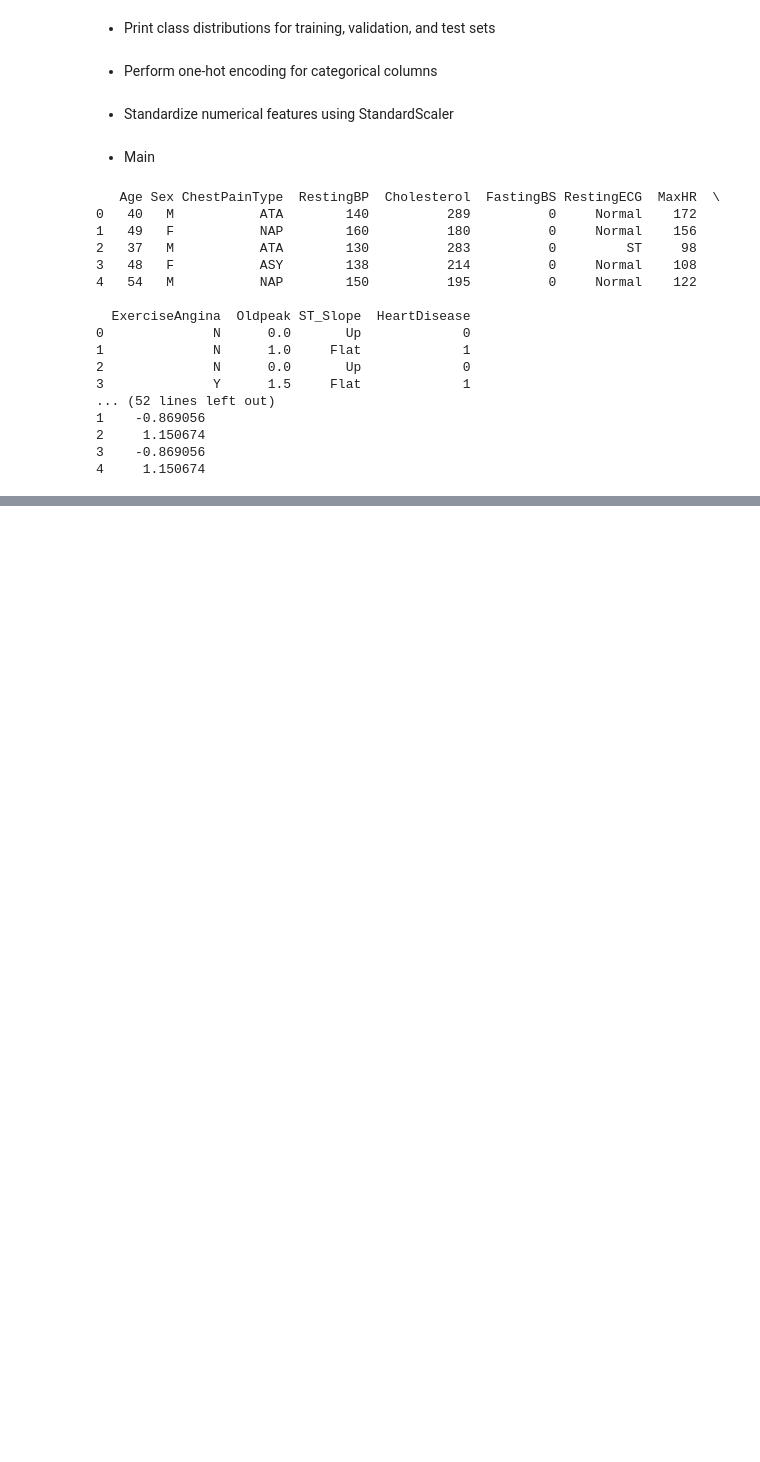
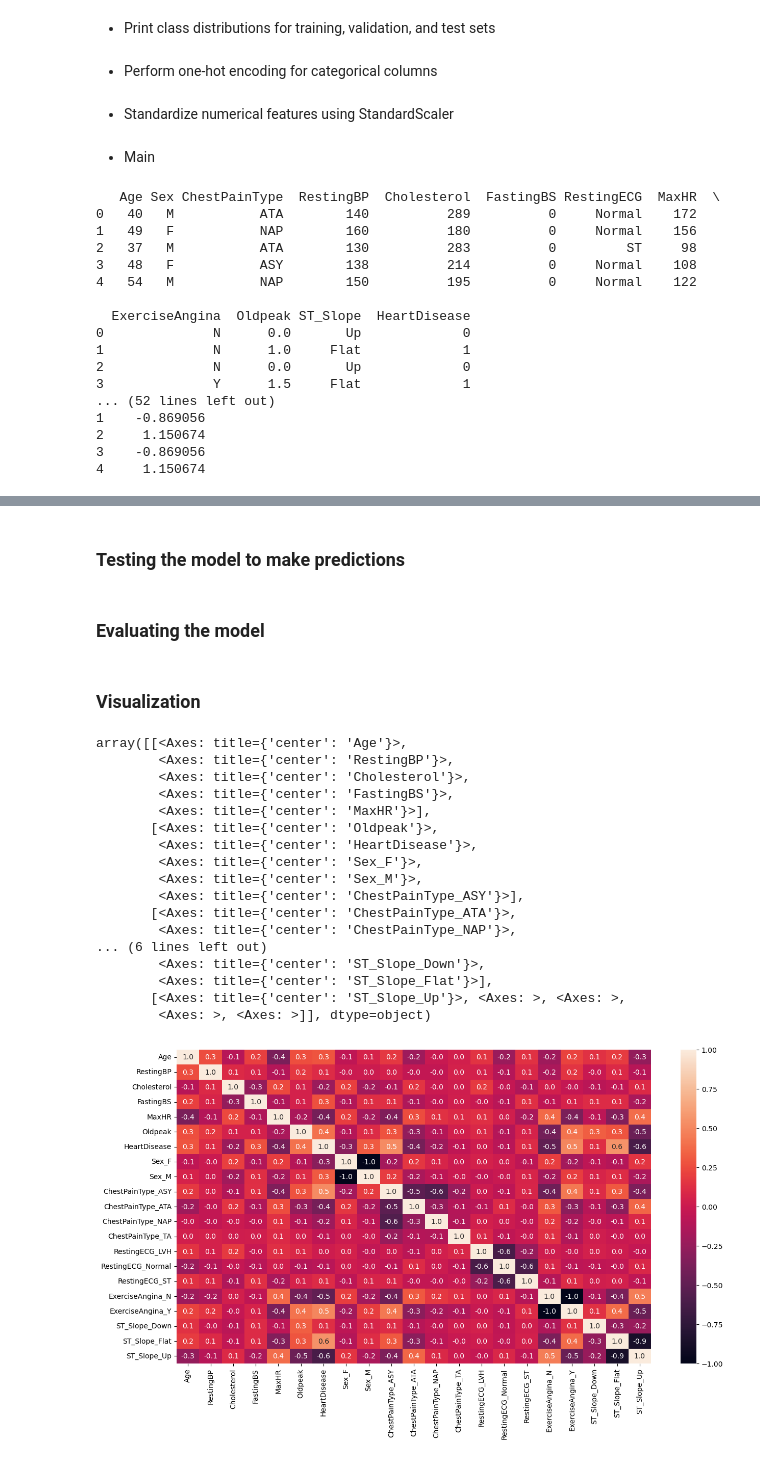
Before and after one commit to HagerMelook/Heart-Failure-Classification, a Jupyter notebook: DataPrepStep.ipynb, the cells around one changed output, grey strips where cells are left out. Saved outputs shown, nothing was run; the diff lists cells and outputs as text; code cells hidden in the pictures; blank space fills up the shorter version.

```diff
--- a/DataPrepStep.ipynb
+++ b/DataPrepStep.ipynb
@@ -95,0 +271,29 @@ if __name__ == "__main__":
+# %% [markdown]
+### **Testing the model to make predictions**
+# %% [markdown]
+### **Evaluating the model**
+# %% [markdown]
+### **Visualization**
+# %%
+plt.figure(figsize=(15,8))
+sns.heatmap(df_encoded.corr(), annot=True, fmt='.1f')
+df_encoded.hist(figsize=(20,20))
+# %% [output]
+array([[<Axes: title={'center': 'Age'}>,
+        <Axes: title={'center': 'RestingBP'}>,
+        <Axes: title={'center': 'Cholesterol'}>,
+        <Axes: title={'center': 'FastingBS'}>,
+        <Axes: title={'center': 'MaxHR'}>],
+       [<Axes: title={'center': 'Oldpeak'}>,
+        <Axes: title={'center': 'HeartDisease'}>,
+        <Axes: title={'center': 'Sex_F'}>,
+        <Axes: title={'center': 'Sex_M'}>,
+        <Axes: title={'center': 'ChestPainType_ASY'}>],
+       [<Axes: title={'center': 'ChestPainType_ATA'}>,
+        <Axes: title={'center': 'ChestPainType_NAP'}>,
+... (6 lines left out)
+        <Axes: title={'center': 'ST_Slope_Down'}>,
+        <Axes: title={'center': 'ST_Slope_Flat'}>],
+       [<Axes: title={'center': 'ST_Slope_Up'}>, <Axes: >, <Axes: >,
+        <Axes: >, <Axes: >]], dtype=object)
+[figure, added]
```
Also changed, not shown: parts of 10 cells of this notebook.
